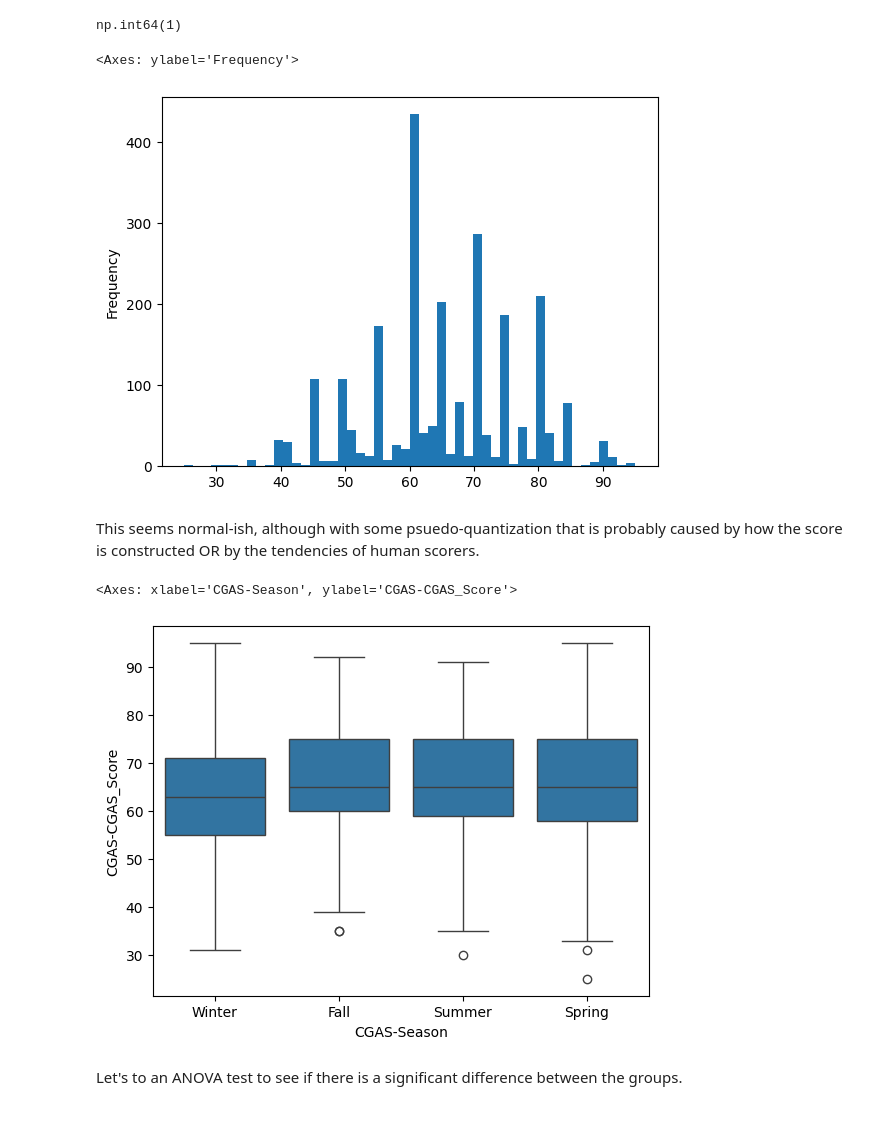
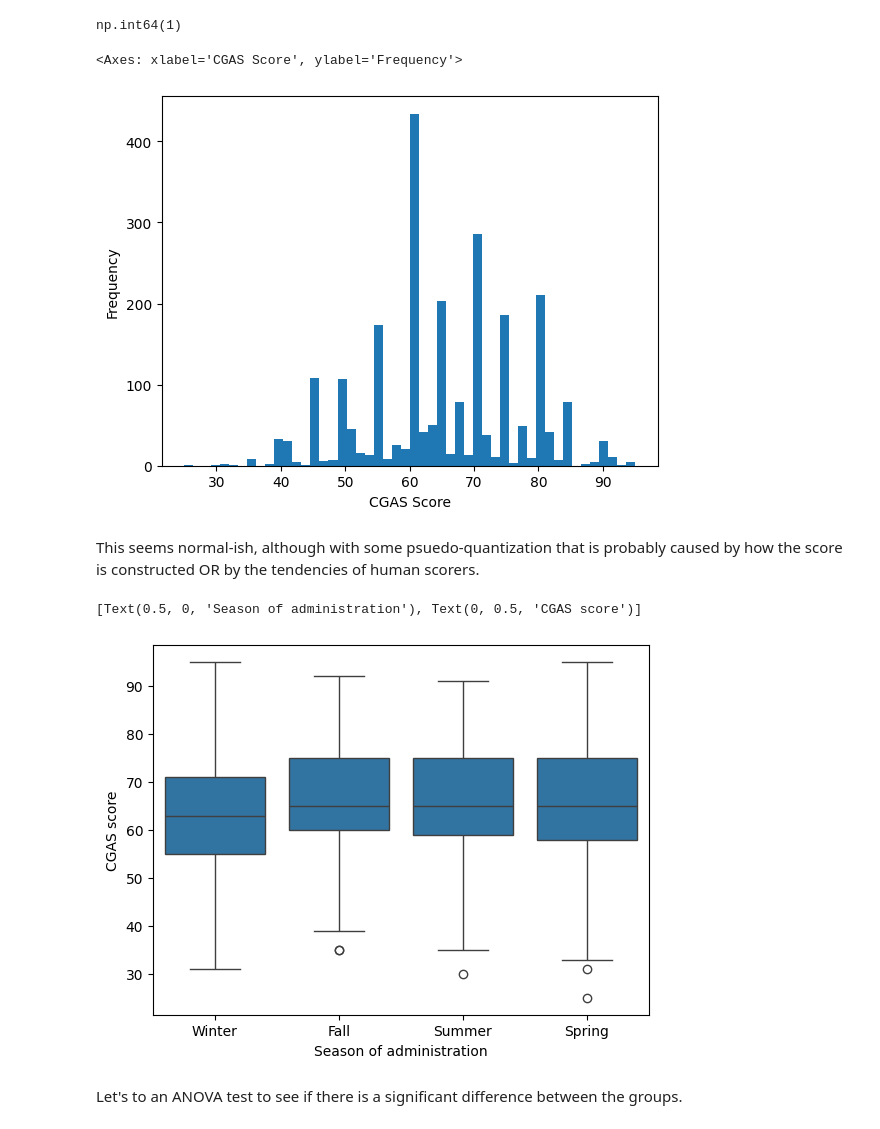
Before and after one commit to jsimonrichard/ds2-problematic-internet-use, a Jupyter notebook: exploratory/cgas.ipynb, the cells around one changed output. Drawn from its saved outputs; the diff is of its cells as text; code cells hidden in the pictures.

```diff
--- a/exploratory/cgas.ipynb
+++ b/exploratory/cgas.ipynb
@@ -29,20 +29,21 @@ According to https://www.corc.uk.net/outcome-experience-measures/childrens-globa
 # %% [output]
 np.int64(1)
 # %%
-df[df['CGAS-CGAS_Score'] > 100]['CGAS-CGAS_Score'] = float('nan')
+df.loc[df['CGAS-CGAS_Score'] > 100, 'CGAS-CGAS_Score'] = float('nan')
 # %%
-df['CGAS-CGAS_Score'].plot(kind='hist', bins=50)
+df['CGAS-CGAS_Score'].plot(kind='hist', bins=50, xlabel="CGAS Score", ylabel="Frequency")
 # %% [output]
-<Axes: ylabel='Frequency'>
+<Axes: xlabel='CGAS Score', ylabel='Frequency'>
-[figure, old version]
+[figure, new version]
 # %% [markdown]
 This seems normal-ish, although with some psuedo-quantization that is probably caused by how the score is constructed OR by the tendencies of human scorers.
 # %%
 import seaborn as sns
-sns.boxplot(df, x='CGAS-Season', y='CGAS-CGAS_Score')
+ax = sns.boxplot(df, x='CGAS-Season', y='CGAS-CGAS_Score')
+ax.set(xlabel='Season of administration', ylabel='CGAS score')
 # %% [output]
-<Axes: xlabel='CGAS-Season', ylabel='CGAS-CGAS_Score'>
+[Text(0.5, 0, 'Season of administration'), Text(0, 0.5, 'CGAS score')]
-[figure, old version]
+[figure, new version]
 # %% [markdown]
 Let's to an ANOVA test to see if there is a significant difference between the groups.
 # %%
```
Also changed, not shown: 3 other files.
